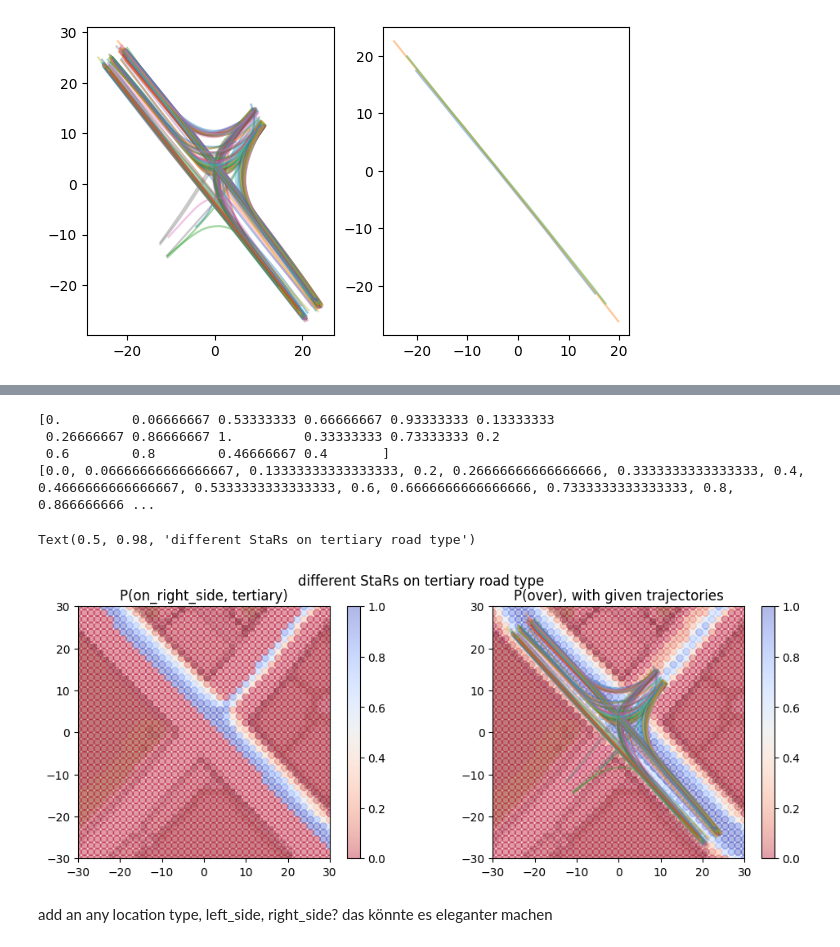
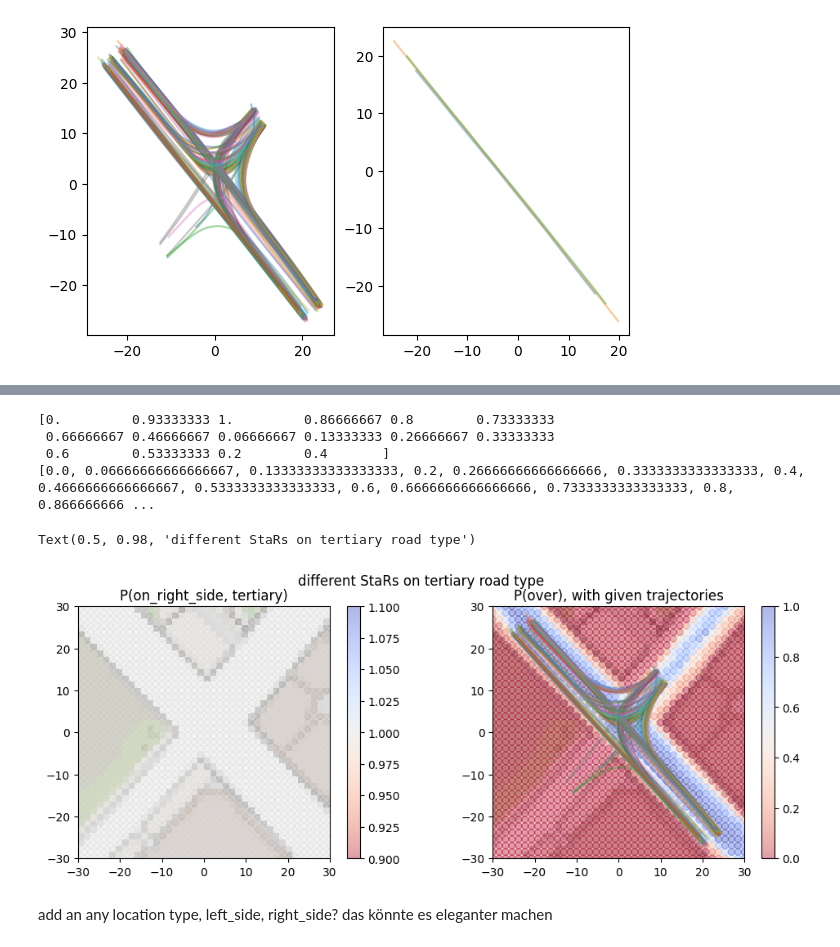
Before and after one commit to orthographiepro/ProMis, a Jupyter notebook: examples/cofi/ground-cofi.ipynb, the cells around one changed output, grey strips where cells are left out. Saved outputs shown, nothing was run; the diff lists cells and outputs as text; code cells hidden in the pictures.

```diff
--- a/examples/cofi/ground-cofi.ipynb
+++ b/examples/cofi/ground-cofi.ipynb
@@ -177,9 +177,9 @@ general_logic = """
         unclassified_correct(X).
 """
 # %%
-uam_reload = False
+reload_uam = False
 uam: CartesianMap
-if uam_reload or not Path(output_folder / "uam.pkl").exists():
+if reload_uam or not Path(output_folder / "uam.pkl").exists():
     uam = OsmLoader(
         origin=origin,
         dimensions=dimensions,
@@ -236,30 +218,30 @@ else:
 print(dsm.get("follows", "tertiary").parameters.data["v0"].unique())
 print([i / 15 for i in range(16)])
 # %% [output]
-[0.         0.06666667 0.53333333 0.66666667 0.93333333 0.13333333
- 0.26666667 0.86666667 1.         0.33333333 0.73333333 0.2
- 0.6        0.8        0.46666667 0.4       ]
+[0.         0.93333333 1.         0.86666667 0.8        0.73333333
+ 0.66666667 0.46666667 0.06666667 0.13333333 0.26666667 0.33333333
+ 0.6        0.53333333 0.2        0.4       ]
 [0.0, 0.06666666666666667, 0.13333333333333333, 0.2, 0.26666666666666666, 0.3333333333333333, 0.4, 0.4666666666666667, 0.5333333333333333, 0.6, 0.6666666666666666, 0.7333333333333333, 0.8, 0.866666666 ...
 # %%
 fig, ax = plt.subplots(1, 2, figsize = (12, 4))
-params = dsm.get("on_right_side", "tertiary").parameters
+params = dsm.get("follows", "unclassified").parameters
 params.number_of_values = 2
-plot = params.scatter(value_index=0, bearing=32.72727273, speed=35, alpha=0.4, cmap="coolwarm_r", ax=ax[0])
+plot = params.scatter(value_index=0, bearing=235, speed=35, alpha=0.4, cmap="coolwarm_r", ax=ax[0])
 plt.colorbar(plot)
 params = dsm.get("over", "tertiary").parameters
 plot = params.scatter(value_index=0, bearing=0, speed=30, alpha=0.4, cmap="coolwarm_r", ax=ax[1])
 plt.colorbar(plot)
 df = car_data[car_data["class"] == "car"]
 for trackId in df["trackId"].unique():
     track = df[df["trackId"] == trackId]
     ax[1].plot(track["xCenter"], track["yCenter"], alpha = 0.4)
 
 ax[0].set_title("P(on_right_side, tertiary)")
 ax[1].set_title("P(over), with given trajectories")
 fig.suptitle("different StaRs on tertiary road type")
 # %% [output]
 Text(0.5, 0.98, 'different StaRs on tertiary road type')
-[figure, old version]
+[figure, new version]
 # %% [markdown]
 add an any location type,
 left_side, right_side? das könnte es eleganter machen
```
Also changed, not shown: parts of 5 cells of this notebook, 2 other files.
